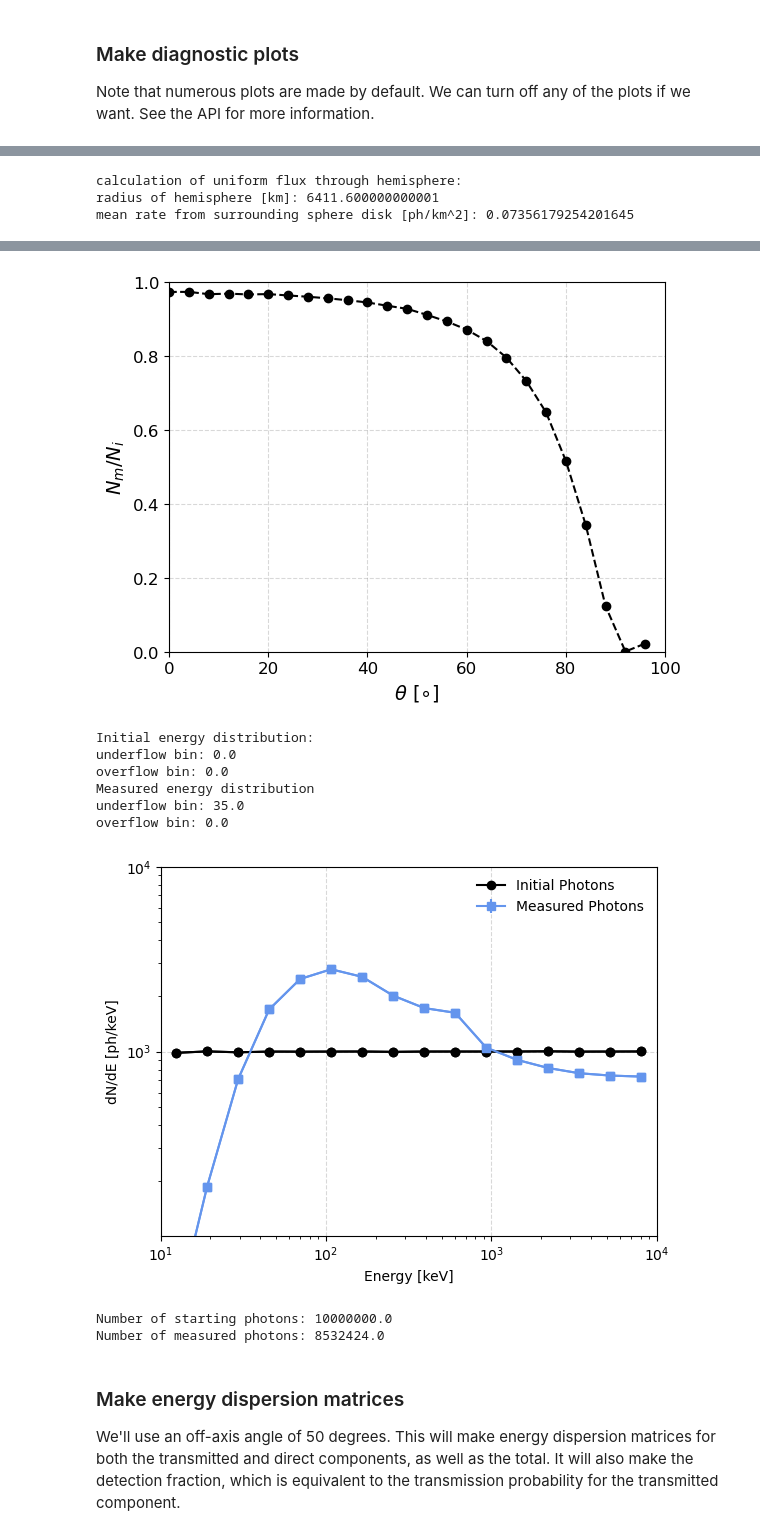
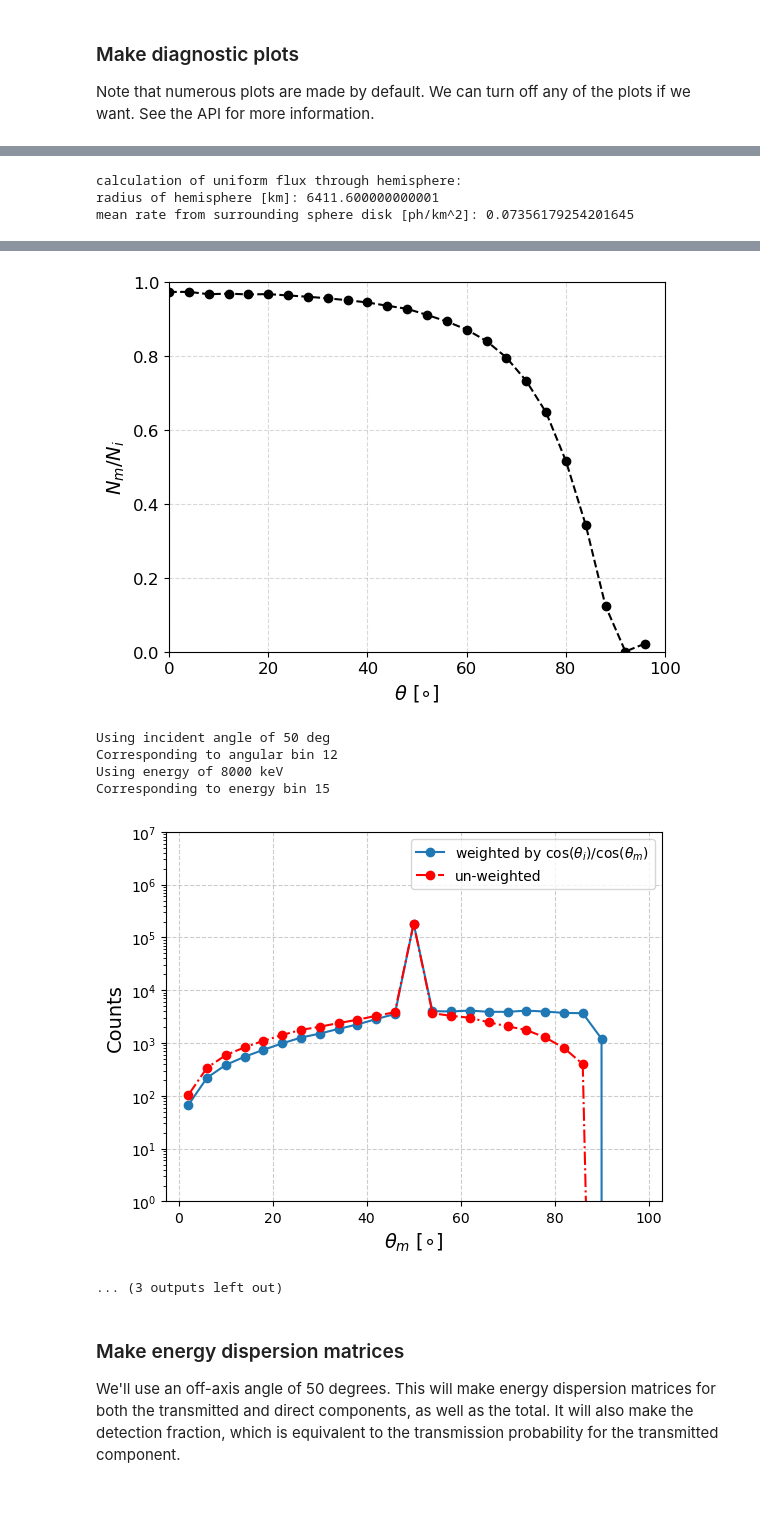
Before and after one commit to cositools/cosi-atmosphere, a Jupyter notebook: docs/tutorials/spherical_mass_model/spherical_mass_model_tutorial.ipynb, the cells around one changed output, grey strips where cells are left out. Drawn from its saved outputs; the diff is of its cells as text; code cells hidden in the pictures; blank space fills up the shorter version.

Commit message:
updated spherical example

```diff
--- a/docs/tutorials/spherical_mass_model/spherical_mass_model_tutorial.ipynb
+++ b/docs/tutorials/spherical_mass_model/spherical_mass_model_tutorial.ipynb
@@ -123,5 +123,5 @@ The next step is to bin the simulations and write the response file. For this st
 # %%
-instance = ProcessSpherical(50, 33.6, all_events_file="all_thrown_events_combined.dat", measured_events_file="event_list_combined.dat")
+instance = ProcessSpherical(33.6, all_events_file="all_thrown_events_combined.dat", measured_events_file="event_list_combined.dat")
 instance.bin_sim("atm_response_33p5km.hdf5")
 # %% [output]
 Finding intersection...
@@ -154,29 +154,26 @@ Below we show some more options for working with a response file.
 ### Make diagnostic plots
 Note that numerous plots are made by default. We can turn off any of the plots if we want. See the API for more information.
 # %%
-instance.make_scattering_plots(rsp_file="atm_response_33p5km.hdf5", pos_init=False, pos_meas=False, pos_proj=False)
+instance.make_scattering_plots(rsp_file="atm_response_33p5km.hdf5", ang_dist=[50,8000], pos_init=False, pos_meas=False, pos_proj=False)
 # %% [output]
 [figure]
 [figure]
 [figure]
 [figure]
 [figure]
 [figure]
 [figure]
 calculation of uniform flux through hemisphere:
 radius of hemisphere [km]: 6411.600000000001
 mean rate from surrounding sphere disk [ph/km^2]: 0.07356179254201645
 [figure]
 [figure]
-Initial energy distribution:
-underflow bin: 0.0
-overflow bin: 0.0
-Measured energy distribution
-underflow bin: 35.0
-overflow bin: 0.0
+Using incident angle of 50 deg
+Corresponding to angular bin 12
+Using energy of 8000 keV
+Corresponding to energy bin 15
-[figure, old version]
+[figure, new version]
-Number of starting photons: 10000000.0
-Number of measured photons: 8532424.0
+... (3 outputs left out)
 # %% [markdown]
 ### Make energy dispersion matrices
 We'll use an off-axis angle of 50 degrees. This will make energy dispersion matrices for both the transmitted and direct components, as well as the total. It will also make the detection fraction, which is equivalent to the transmission probability for the transmitted component.
```
Also changed, not shown: parts of 4 cells of this notebook, 2 other files.
